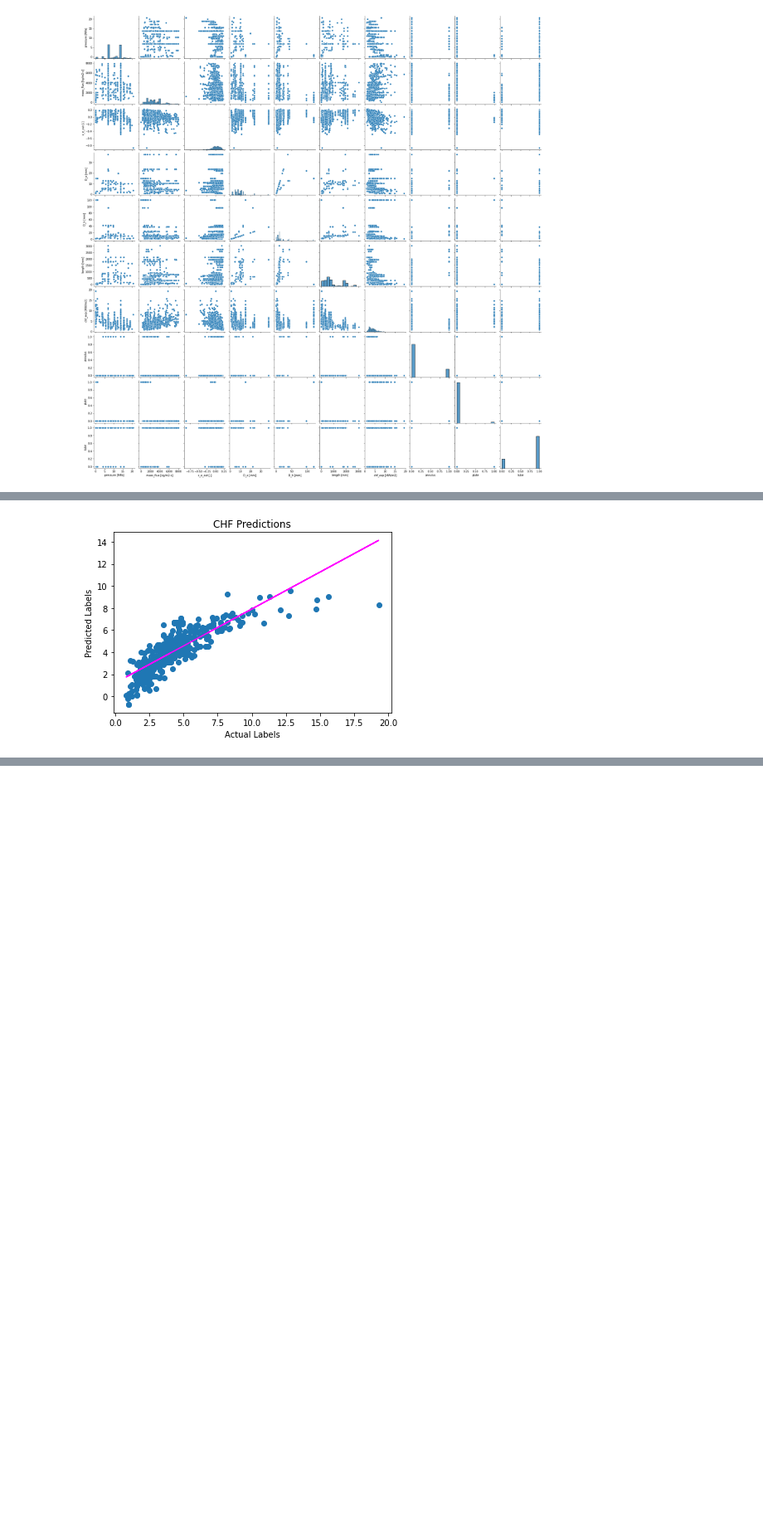
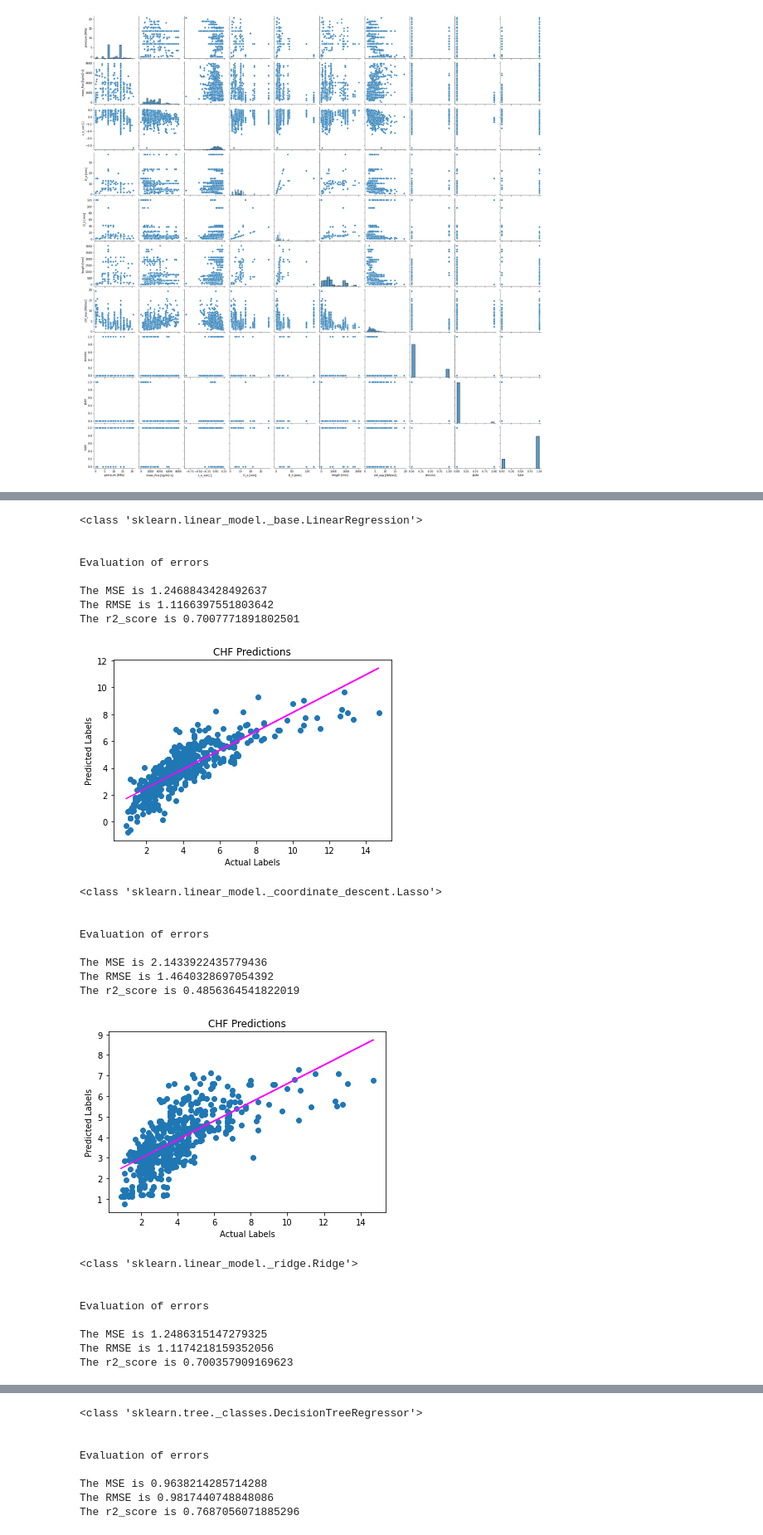
Before and after one commit to isa229/Critical-Heat-Flux-ML, a Jupyter notebook: CHF_Regression.ipynb, the cells around one changed output, grey strips where cells are left out. Shown: that part at 83% size. Cells and saved outputs as stored; diff of their text form; code cells hidden in the pictures; blank space fills up the shorter version.

```diff
--- a/CHF_Regression.ipynb
+++ b/CHF_Regression.ipynb
@@ -84,2 +88,0 @@ from sklearn.linear_model import LinearRegression
-# %%
-model = LinearRegression()
@@ -96,6 +88,0 @@ from sklearn.metrics import mean_squared_error, r2_score
-# %%
-MSE = mean_squared_error(y_test, y_predlr)
-RMSE = np.sqrt(MSE)
-R2 = r2_score(y_test, y_predlr)
-
-print("The MSE is {}\nThe RMSE is {}\nThe r2_score is {}".format(MSE, RMSE, R2))
@@ -106,13 +99,55 @@ The r2_score is 0.7000462760227684
 # %%
-# Plot predicted vs actual
-plt.scatter(y_test, y_predlr)
-plt.xlabel('Actual Labels')
-plt.ylabel('Predicted Labels')
-plt.title('CHF Predictions')
-# overlay the regression line
-z = np.polyfit(y_test, y_predlr, 1)
-p = np.poly1d(z)
-plt.plot(y_test,p(y_test), color='magenta')
-plt.show()
+list_of_models = [LinearRegression, Lasso, Ridge, DecisionTreeRegressor, RandomForestRegressor, GradientBoostingRegressor]
+
+for model in list_of_models:
+  print(model)
+  model = model()
+  model.fit(X_train, y_train)
+  y_pred = model.predict(X_test)
+  print("\n")
+
+  print("Evaluation of errors\n")
+  MSE = mean_squared_error(y_test, y_pred)
+  RMSE = np.sqrt(MSE)
+  R2 = r2_score(y_test, y_pred)
+
+  print("The MSE is {}\nThe RMSE is {}\nThe r2_score is {}".format(MSE, RMSE, R2))
+
+  # Plot predicted vs actual
+  plt.scatter(y_test, y_pred)
+  plt.xlabel('Actual Labels')
+  plt.ylabel('Predicted Labels')
+  plt.title('CHF Predictions')
+  # overlay the regression line
+  z = np.polyfit(y_test, y_pred, 1)
+  p = np.poly1d(z)
+  plt.plot(y_test,p(y_test), color='magenta')
+  print("\n")
+  plt.show()
 # %% [output]
+<class 'sklearn.linear_model._base.LinearRegression'>
+
+
+Evaluation of errors
+
+The MSE is 1.2468843428492637
+The RMSE is 1.1166397551803642
+The r2_score is 0.7007771891802501
-[figure, old version]
+[figure, new version]
+<class 'sklearn.linear_model._coordinate_descent.Lasso'>
+
+
+Evaluation of errors
+
+The MSE is 2.1433922435779436
+The RMSE is 1.4640328697054392
+The r2_score is 0.4856364541822019
+[figure, added]
+<class 'sklearn.linear_model._ridge.Ridge'>
+
+
+Evaluation of errors
+
+The MSE is 1.2486315147279325
+The RMSE is 1.1174218159352056
+The r2_score is 0.700357909169623
@@ -118,0 +155,8 @@ plt.show()
+<class 'sklearn.tree._classes.DecisionTreeRegressor'>
+
+
+Evaluation of errors
+
+The MSE is 0.9638214285714288
+The RMSE is 0.9817440748848086
+The r2_score is 0.7687056071885296
```
Also changed, not shown: parts of 37 cells of this notebook.
